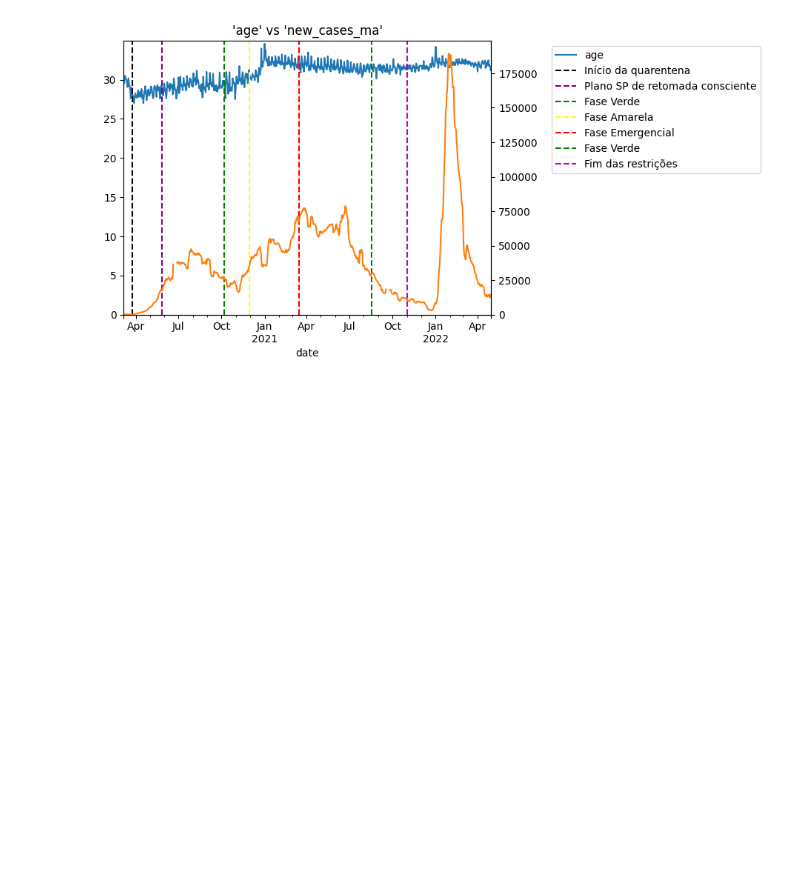
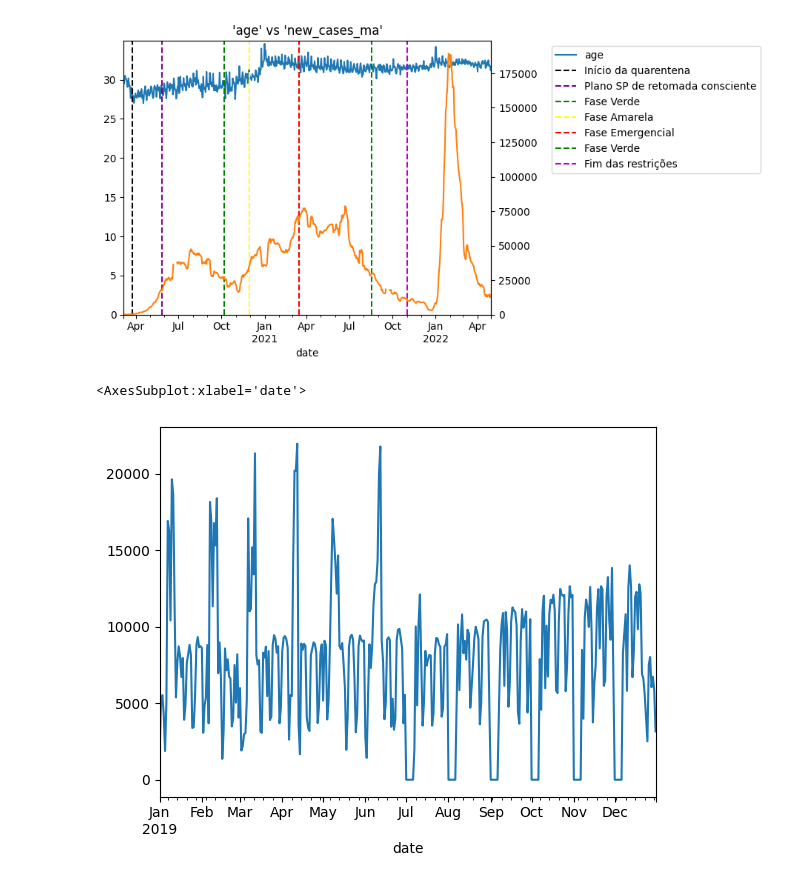
Before and after one commit to anayflima/bss-analysis, a Jupyter notebook: data_analysis/covid_trips_correlation_daily_phases.ipynb, the cells around one changed output. Saved outputs shown, nothing was run; the diff lists cells and outputs as text; code cells hidden in the pictures; blank space fills up the shorter version.

Commit message:
chore: Plot seasonality in monthly data notebook

```diff
--- a/data_analysis/covid_trips_correlation_daily_phases.ipynb
+++ b/data_analysis/covid_trips_correlation_daily_phases.ipynb
@@ -229,3 +229,8 @@ covid_variable = 'new_cases_ma'
 plot_variable_and_covid_together(variable, covid_variable)
 # %% [output]
 [figure]
+# %%
+trips['number_of_trips']['2019'].plot()
+# %% [output]
+<AxesSubplot:xlabel='date'>
+[figure, added]
```
Also changed, not shown: parts of 9 cells of this notebook.
